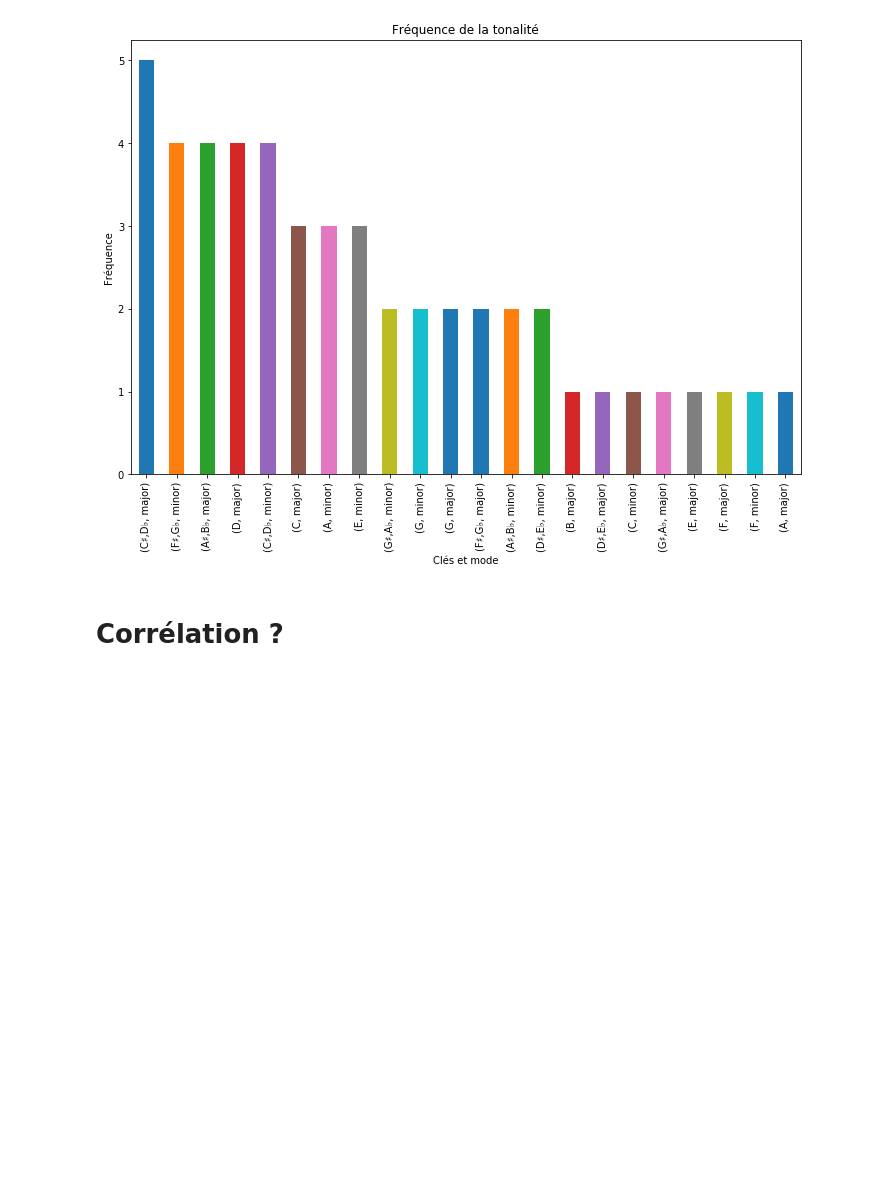
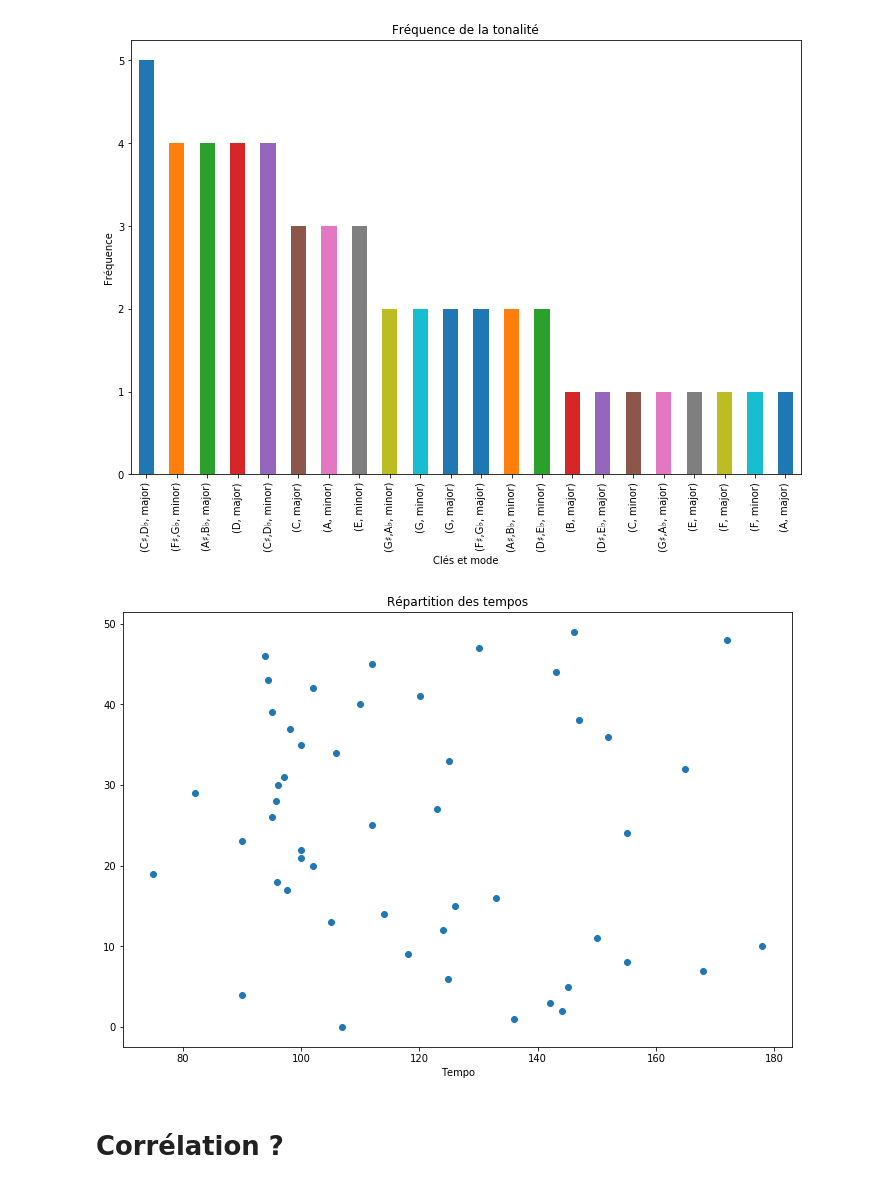
Before and after one commit to rreinette/BEAVERMATRIX, a Jupyter notebook: spotify/randy/Challenge_Data.ipynb, the cells around one changed output. Cells and saved outputs as stored; diff of their text form; code cells hidden in the pictures; blank space fills up the shorter version.

```diff
--- a/spotify/randy/Challenge_Data.ipynb
+++ b/spotify/randy/Challenge_Data.ipynb
@@ -204,6 +204,16 @@ plt.title("Fréquence de la tonalité")
 # %% [output]
 Text(0.5, 1.0, 'Fréquence de la tonalité')
 [figure]
+# %%
+x = df_audio_features.index
+y = df_audio_features['tempo']
+plt.figure(figsize=(12,8))
+plt.title('Répartition des tempos')
+plt.xlabel('Tempo')
+plt.scatter(y,x)
+plt.show()
+# %% [output]
+[figure, added]
 # %% [markdown]
 # Corrélation ?
 # %%
```
Also changed, not shown: parts of 3 cells of this notebook.
